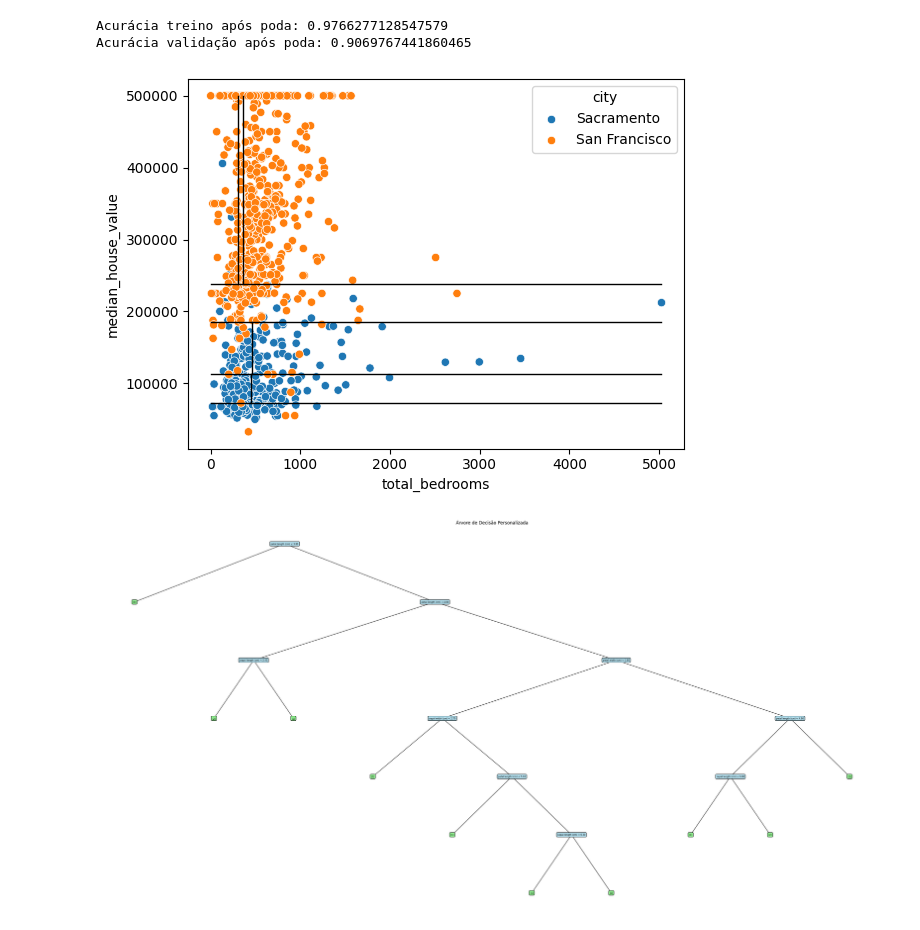
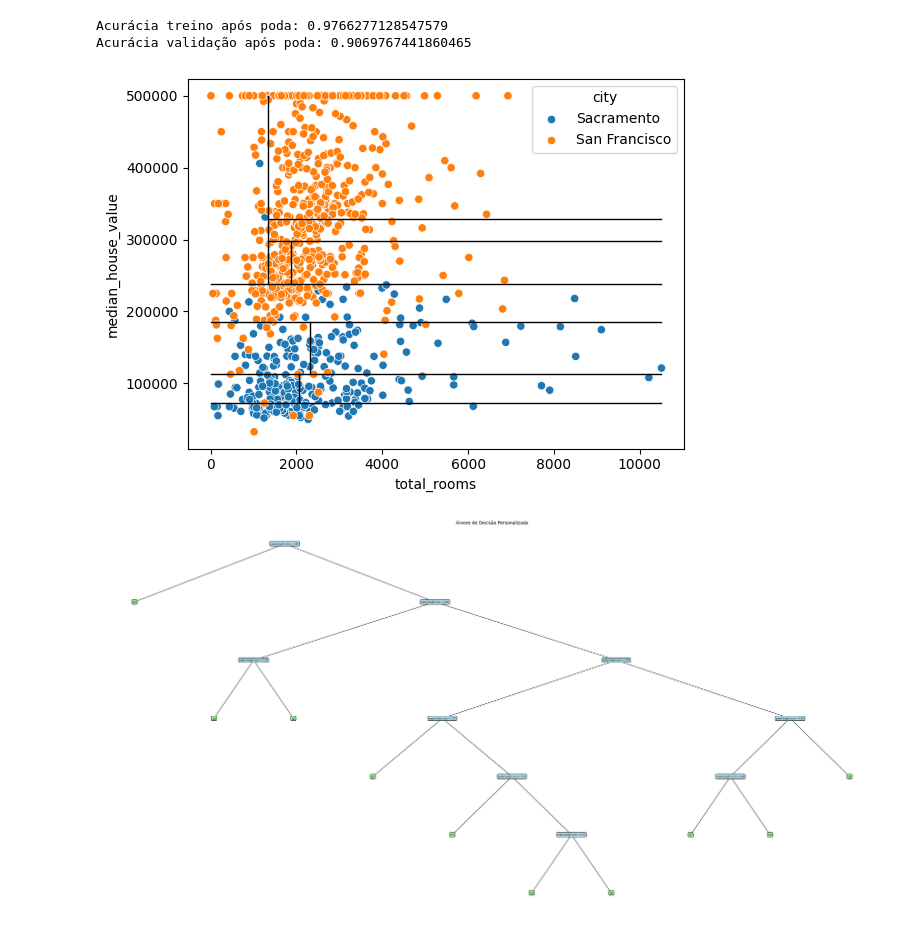
Before and after one commit to FGV-VIS-2025/final-project-mlfoundationexplain, a Jupyter notebook: decisionTree.ipynb, the cells around one changed output. Saved outputs shown, nothing was run; the diff lists cells and outputs as text; code cells hidden in the pictures.

```diff
--- a/decisionTree.ipynb
+++ b/decisionTree.ipynb
@@ -346,40 +288,44 @@ Acurácia treino após poda: 0.9766277128547579
 Acurácia validação após poda: 0.9069767441860465
 # %%
 # dataset 2D
-X = housing[["total_bedrooms", "median_house_value"]].values
+
+housing = pd.read_csv("static/data/housing_limpo.csv")
+X = housing[["total_rooms", "median_house_value"]].values
 y = housing["city"].map({"Sacramento": 0, "San Francisco": 1}).values
 
 # Construir árvore que cresce até pureza máxima
 raiz = construir_arvore(X, y, min_samples_leaf=50)
 
-def subdividir(ax, bbox, corte):
+def subdividir(ax, bbox, corte, feature_names):
     if "class" in corte:
         return
 
     x0, y0, x1, y1 = bbox
     feature = corte["feature"]
     threshold = float(corte["threshold"])  # garantir que seja float normal
 
-    if feature == "feature 0":  # corte vertical (x = threshold)
+    if feature == feature_names[0]:  # corte vertical (x = threshold)
         ax.plot([threshold, threshold], [y0, y1], color='black', linewidth=1)
-        subdividir(ax, (x0, y0, threshold, y1), corte.get("left"))
-        subdividir(ax, (threshold, y0, x1, y1), corte.get("right"))
+        subdividir(ax, (x0, y0, threshold, y1), corte.get("left"), feature_names)
+        subdividir(ax, (threshold, y0, x1, y1), corte.get("right"), feature_names)
 
-    elif feature == "feature 1":  # corte horizontal (y = threshold)
+    elif feature == feature_names[1]:  # corte horizontal (y = threshold)
         ax.plot([x0, x1], [threshold, threshold], color='black', linewidth=1)
-        subdividir(ax, (x0, y0, x1, threshold), corte.get("left"))
-        subdividir(ax, (x0, threshold, x1, y1), corte.get("right"))
+        subdividir(ax, (x0, y0, x1, threshold), corte.get("left"), feature_names)
+        subdividir(ax, (x0, threshold, x1, y1), corte.get("right"), feature_names)
 
 fig, ax = plt.subplots()
 
-corte_raiz_2d = raiz.extrai_cortes()
-bbox = (0, 0, housing["total_bedrooms"].max(), housing["median_house_value"].max())
-subdividir(ax, bbox, corte_raiz_2d)
+corte_raiz_2d = raiz.extrai_cortes(["total_rooms", "median_house_value"])
+bbox = (0, 0, housing["total_rooms"].max(), housing["median_house_value"].max())
 
-sns.scatterplot(housing, x = housing["total_bedrooms"], y = housing["median_house_value"], hue = "city")
+subdividir(ax, bbox, corte_raiz_2d, feature_names=["total_rooms", "median_house_value"])
+
+df = housing#[housing["city"] == "Sacramento"]
+sns.scatterplot(df, x = housing["total_rooms"], y = housing["median_house_value"], hue = "city")
 plt.show()
 # %% [output]
-[figure, old version]
+[figure, new version]
 # %%
 # salvando a estrutura de cortes em um json
 def converter(obj):
```
Also changed, not shown: parts of 4 cells of this notebook, 1 other file.
